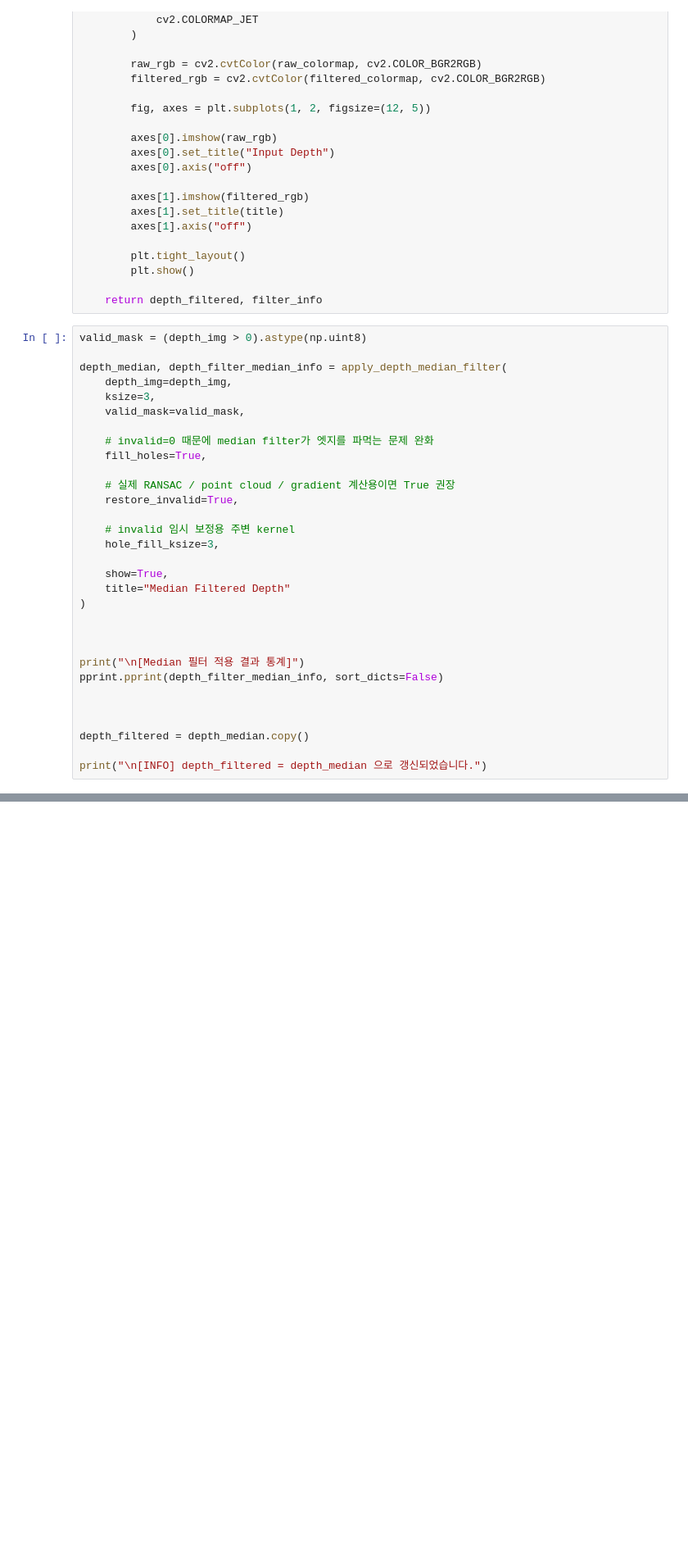
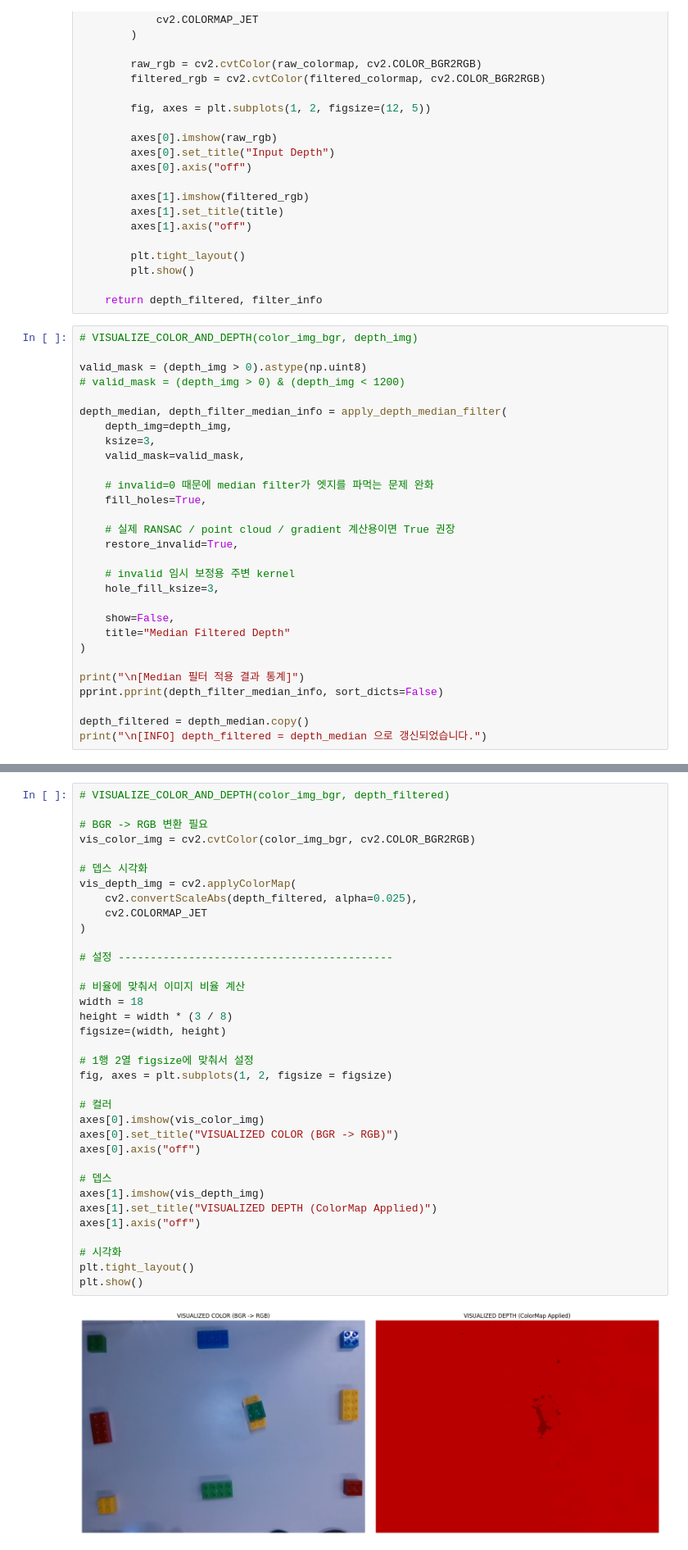
Before and after one commit to engineer0914/pointcloud_test, a Jupyter notebook: INUVision.ipynb, the cells around one changed output, grey strips where cells are left out. Shown at 82% size. Saved outputs shown, nothing was run; the diff lists cells and outputs as text; blank space fills up the shorter version.

```diff
--- a/INUVision.ipynb
+++ b/INUVision.ipynb
@@ -881,7 +1338,10 @@ def apply_depth_median_filter(
 
     return depth_filtered, filter_info
 # %%
+# VISUALIZE_COLOR_AND_DEPTH(color_img_bgr, depth_img)
+
 valid_mask = (depth_img > 0).astype(np.uint8)
+# valid_mask = (depth_img > 0) & (depth_img < 1200)
 
 depth_median, depth_filter_median_info = apply_depth_median_filter(
     depth_img=depth_img,
@@ -897,17 +1357,12 @@ depth_median, depth_filter_median_info = apply_depth_median_filter(
     # invalid 임시 보정용 주변 kernel
     hole_fill_ksize=3,
 
-    show=True,
+    show=False,
     title="Median Filtered Depth"
 )
-
-
 
 print("\n[Median 필터 적용 결과 통계]")
 pprint.pprint(depth_filter_median_info, sort_dicts=False)
 
-
-
 depth_filtered = depth_median.copy()
-
 print("\n[INFO] depth_filtered = depth_median 으로 갱신되었습니다.")
@@ -914 +1390,38 @@ print("\n[INFO] depth_filtered = depth_median 으로 갱신되었습니다.")
+# %%
+# VISUALIZE_COLOR_AND_DEPTH(color_img_bgr, depth_filtered)
+
+# BGR -> RGB 변환 필요
+vis_color_img = cv2.cvtColor(color_img_bgr, cv2.COLOR_BGR2RGB)
+
+# 뎁스 시각화
+vis_depth_img = cv2.applyColorMap(
+    cv2.convertScaleAbs(depth_filtered, alpha=0.025),
+    cv2.COLORMAP_JET
+)
+
+# 설정 -------------------------------------------
+
+# 비율에 맞춰서 이미지 비율 계산
+width = 18
+height = width * (3 / 8)
+figsize=(width, height)
+
+# 1행 2열 figsize에 맞춰서 설정
+fig, axes = plt.subplots(1, 2, figsize = figsize)
+
+# 컬러
+axes[0].imshow(vis_color_img)
+axes[0].set_title("VISUALIZED COLOR (BGR -> RGB)")
+axes[0].axis("off")
+
+# 뎁스
+axes[1].imshow(vis_depth_img)
+axes[1].set_title("VISUALIZED DEPTH (ColorMap Applied)")
+axes[1].axis("off")
+
+# 시각화
+plt.tight_layout()
+plt.show()
+# %% [output]
+[figure, added]
 # %% [markdown]
```
Also changed, not shown: parts of 30 cells of this notebook, 3 other files.
